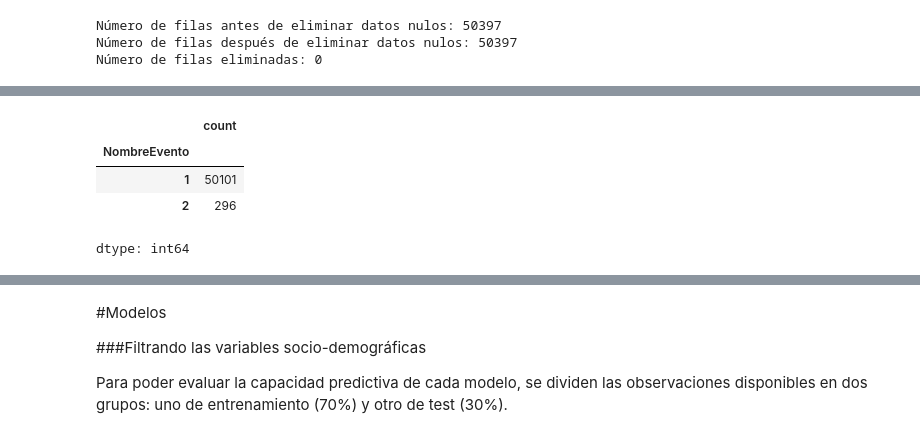
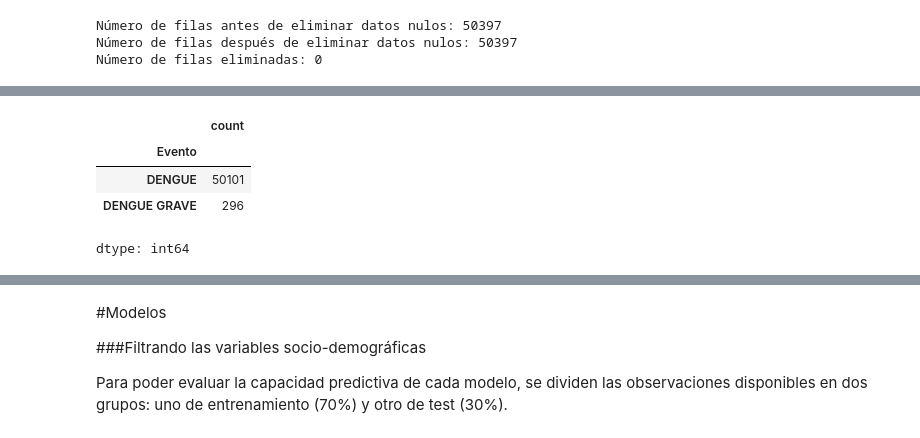
Before and after one commit to cam2149/MachinelearningI, a Jupyter notebook: Examen3_Ejercicio4.ipynb, the cells around one changed output, grey strips where cells are left out. Saved outputs shown, nothing was run; the diff lists cells and outputs as text; code cells hidden in the pictures.

```diff
--- a/Examen3_Ejercicio4.ipynb
+++ b/Examen3_Ejercicio4.ipynb
@@ -254,11 +261,12 @@ Número de filas eliminadas: 0
 # %%
 # Eliminar columnas con una cantidad significativa de valores nulos, más del 50%
 threshold = 0.5  # Umbral para la proporción de valores nulos
-dfDengue_cleaned = dfDengue.dropna(thresh=len(dfDengue) * threshold, axis=1)
+countCollumns = len(dfDengue.columns) # Cantidad de columnas del dataset
+dfDengue.dropna(thresh=len(dfDengue) * threshold, axis=1, inplace=True)
 
 # Imprimir la cantidad de columnas eliminadas
-print(f"Se eliminaron {len(dfDengue.columns) - len(dfDengue_cleaned.columns)} columnas con más del {threshold * 100}% de valores nulos.")
+print(f"Se eliminaron {len(dfDengue.columns) - countCollumns} columnas con más del {threshold * 100}% de valores nulos.")
 
 # Mostrar las columnas restantes
-print("Columnas restantes:", dfDengue_cleaned.columns.tolist())
+print("Columnas restantes:", dfDengue.columns.tolist())
 # %% [output]
@@ -266,4 +274,7 @@ Se eliminaron 8 columnas con más del 50.0% de valores nulos.
 Columnas restantes: ['Edad', 'GrupoEdad', 'Genero', 'Area', 'Area1', 'Area2', 'Ocupacion', 'Etnia', 'Discapacidad', 'Desplazados', 'Inmigrantes', 'Prisionero', 'Indigena', 'Pobreza', 'Desmovilizado',  ...
-# %%
-columns_to_drop = ['FechaConsulta', 'InicioSintomas']
-dfDengue =  dfDengue_cleaned.drop(columns = columns_to_drop)
+# %%
+# Eliminar columnas de fechas no significativas para la prediccion de la variable objetivo Evento
+columns_to_drop = ['FechaConsulta', 'InicioSintomas']
+dfDengue.drop(columns = columns_to_drop, inplace=True)
+# Mostrar las columnas restantes
+print("Columnas restantes:", dfDengue.columns.tolist())
@@ -270,16 +283,18 @@ dfDengue =  dfDengue_cleaned.drop(columns = columns_to_drop)
 # %%
 # Recorrer todos los campos y si su valor es NaN convertir en un 0, si el en valor es No en 0 o si el valor es Si en 1
-
+excluded_columns = ['Evento', 'Genero']
 for column in dfDengue.columns:
+  if column not in excluded_columns:
     # Reemplazar valoes NaN con 0
     dfDengue[column].fillna(0, inplace=True)
-    # Reemplazar "No" con 0 y "Si" con 1
-    dfDengue[column] = dfDengue[column].replace({"No": 0, "Si": 1})
-    dfDengue[column] = dfDengue[column].replace({"No": 0, "Sí": 1})
-    # Reemplazar "DENGUE" con 1 and "DENGUE GRAVE" con 2
-    dfDengue[column] = dfDengue[column].replace({"DENGUE": 1, "DENGUE GRAVE": 2})
 
-dfDengue['Genero'] = dfDengue['Genero'].replace({'M': 1, 'F': 0})
+
+# Reemplazar "No" con 0 y "Si" con 1
+# dfDengue[column] = dfDengue[column].replace({"No": 0, "Si": 1})
+# dfDengue[column] = dfDengue[column].replace({"No": 0, "Sí": 1})
+# Reemplazar "DENGUE" con 1 and "DENGUE GRAVE" con 2
+#dfDengue['Evento'] = dfDengue['Evento'].replace({"DENGUE": 1, "DENGUE GRAVE": 2}, inplace=True)
+#dfDengue['Genero'] = dfDengue['Genero'].replace({'M': 1, 'F': 0}, inplace=True)
 # %%
 dfDengue.isna().sum()
 # %% [output]
@@ -317,10 +332,10 @@ dfDengue.describe()
 # %%
-unique_nombre_evento_counts = dfDengue['NombreEvento'].value_counts()
+unique_nombre_evento_counts = dfDengue['Evento'].value_counts()
 unique_nombre_evento_counts
 # %% [output]
 |  | count |
-| NombreEvento |  |
-| 1 | 50101 |
-| 2 | 296 |
+| Evento |  |
+| DENGUE | 50101 |
+| DENGUE GRAVE | 296 |
 dtype: int64
 # %%
```
Also changed, not shown: parts of 17 cells of this notebook.
